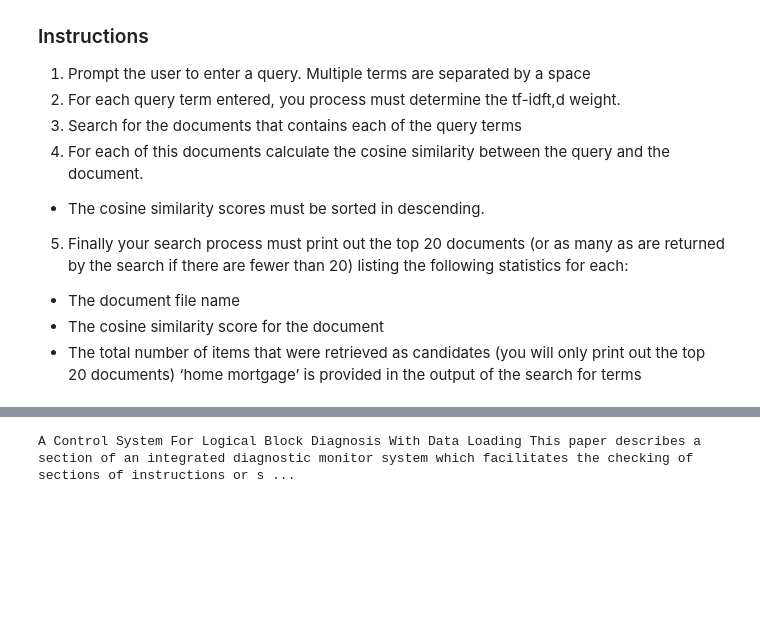
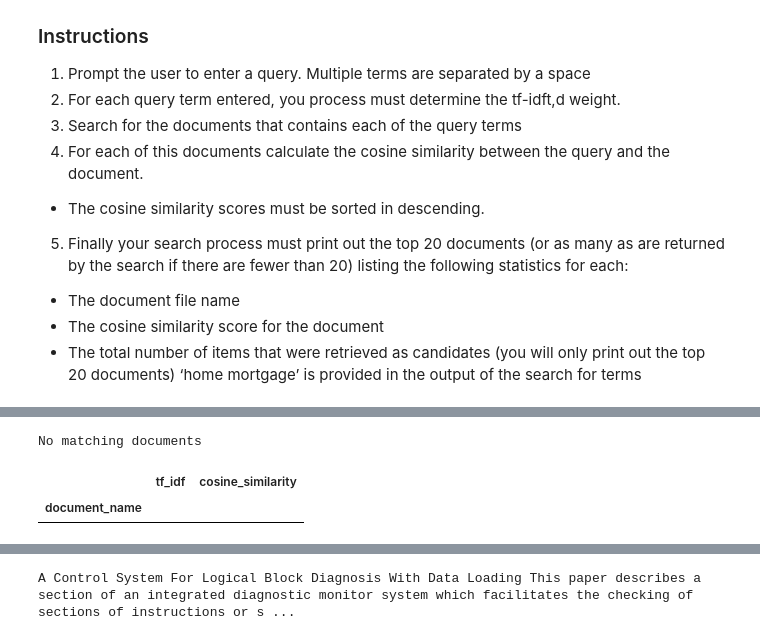
Before and after one commit to Echo9k/Information-Retrival, a Jupyter notebook: Programming_Assignment_|_Part_3.ipynb, the cells around one changed output, grey strips where cells are left out. Saved outputs shown, nothing was run; the diff lists cells and outputs as text; code cells hidden in the pictures; blank space fills up the shorter version.

Commit message:
Included statistics for "home mortage"

```diff
--- a/Programming_Assignment_|_Part_3.ipynb
+++ b/Programming_Assignment_|_Part_3.ipynb
@@ -169,19 +184,20 @@ Calculate the tf-idft,d value for each unique combination of document and term
 #@markdown This function returns:
 
 @timer
-def indexer(path):
+def indexer(output_path):
     os.chdir(dirname)
     total_tokens = 0
     total_documents = 0
     token_count = {}  # Term frequency corpus
     token_document = {} # Token:[document which contains it]
     label_encoder = preprocessing.LabelEncoder()
-    document_list = [os.path.join(path, i) for i in os.listdir(path) if os.path.isfile(os.path.join(path, i))]
+    document_list = [os.path.join(dirname, i) for i in os.listdir(dirname) if os.path.isfile(os.path.join(path, i))]
     tfd = {}
     tf_idf = {}
     for file_ in document_list:
         total_documents += 1
         with open(file_, 'r') as my_file:
+            print(file_)
             f = file_.split('/')[-1]
             tf_idf.update({f:{}})
             tfd.update({f:{}})
@@ -211,7 +227,7 @@ def indexer(path):
                 tf_idf[f].update({t:tf*idf})
 
     # return to original directory
-    os.chdir(path)
+    os.chdir(output_path)
 
 
     # Write to CSV
@@ -264,5 +280,5 @@ def indexer(path):
 #@markdown Scores
 #@markdown * tfd: Term frequency by document
 #@markdown * inverse_document_frequency: Inverse term frequency by document
-metrics, data_structures, scores = indexer(f"{path}/{folder_name}")
+metrics, data_structures, scores = indexer(path)
 # %% [output]
@@ -421,6 +437,9 @@ def _get_documents(query_terms):
     for term in query_terms:
         try: document_set = document_set.union(data_structures['token_document'][term])
         except KeyError: continue
+    len_set = len(document_set)
+    if len_set==0: print("No matching documents")
+    else: display(f'Taking a look into {len_set} documents.')
     return document_set
 def _tfidf(document_set, terms):
     doc_rank_tfidf = {}
@@ -470,6 +489,6 @@ def best_n_match(query_terms, sort_by, n=None):
     df.sort_values(sort_by, ascending=False, inplace=True)
     return df.iloc[:n]
 
-method = "steam" #@param ["steam", "lematize", "Remoe stopwords"]
+method = "lematize" #@param ["steam", "lematize", "Remoe stopwords"]
 language = "english" #@param ["turkish", "spanish", "english", "french", "german", "swedish"]
 query_processor = corpora_processor(method, language)
@@ -475,0 +500,15 @@ query_processor = corpora_processor(method, language)
+# %%
+#@title Querry
+#@markdown Type down your querry.
+query = "home mortage" #@param {type:"string"}
+query_terms = query_processor.text_processor(query)
+#@markdown Get the list of the best documents according to which metric:
+sort_by = "cosine_similarity" #@param ["tf_idf", "cosine_similarity"]
+#@markdown How many documents do you want to get?
+best_n = None #@param ["None", "1", "5", "10", "20"] {type:"raw"}
+best_documents = best_n_match(query_terms, sort_by, best_n)
+best_documents
+# %% [output]
+No matching documents
+|  | tf_idf | cosine_similarity |
+| document_name |  |  |
```
Also changed, not shown: parts of 10 cells of this notebook.
